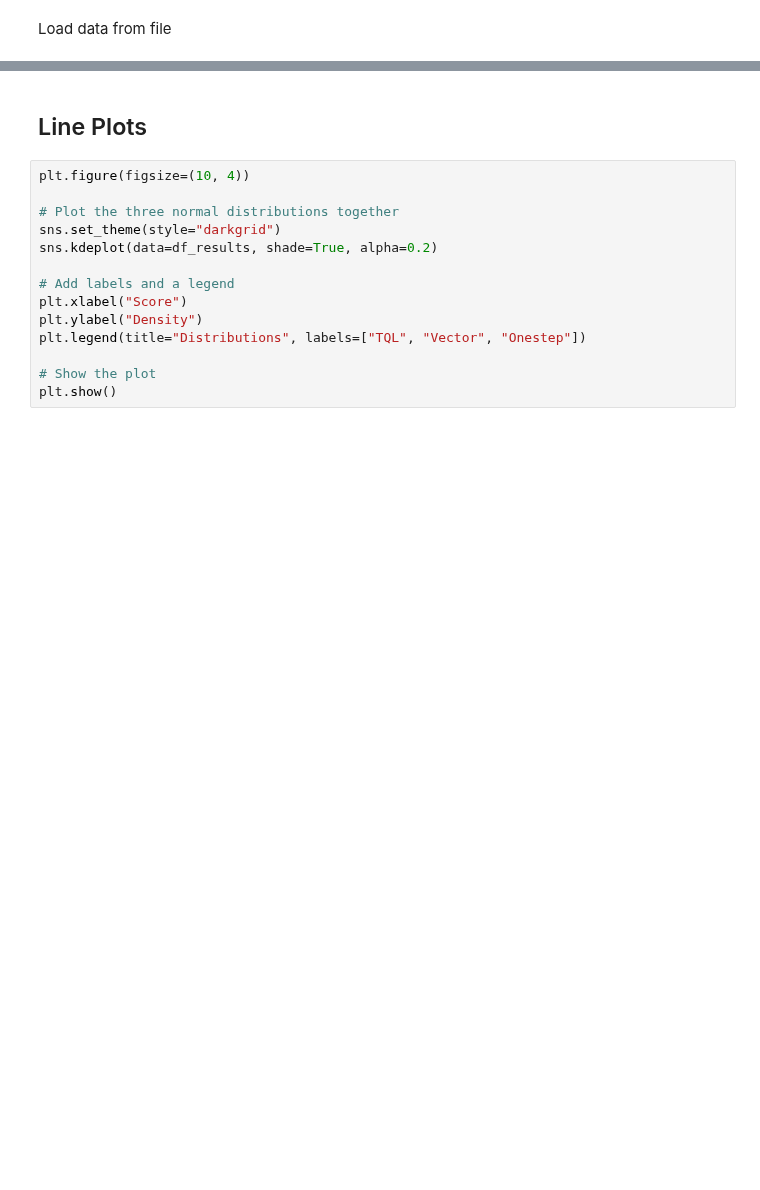
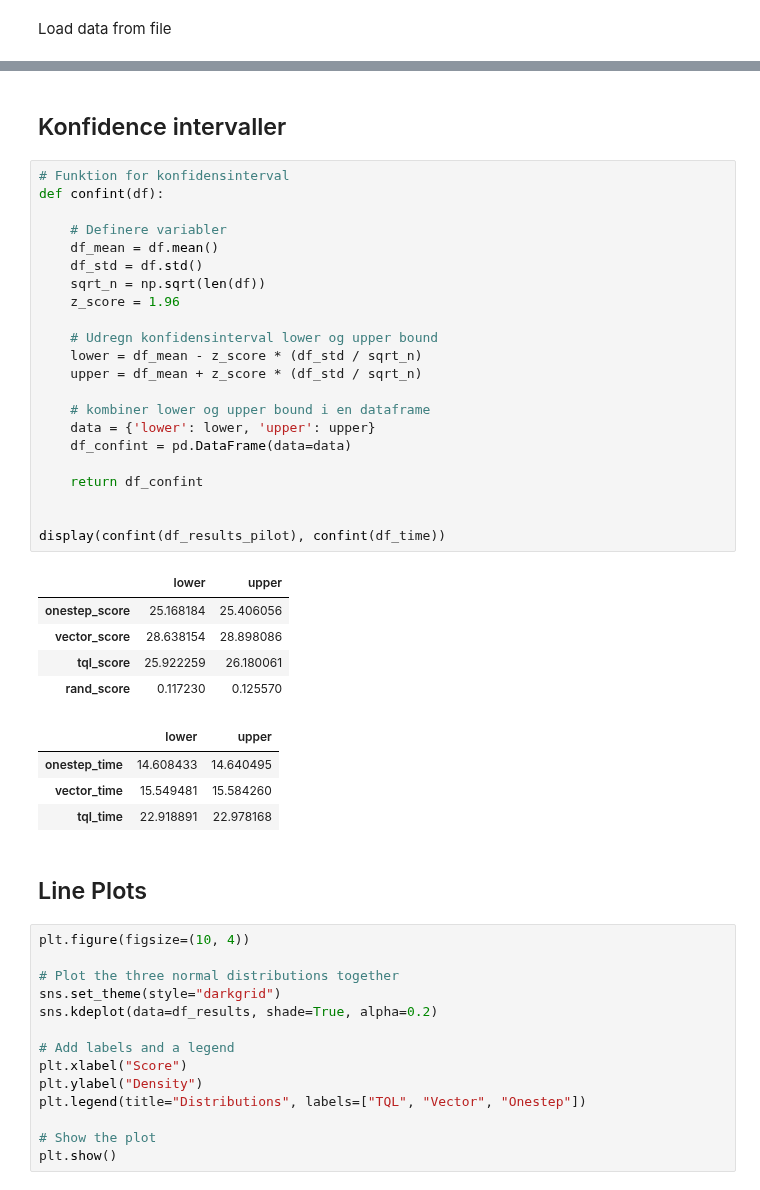
Before and after one commit to vietnhprivat/snake_ai, a Jupyter notebook: src/Classes/data_collection_test.ipynb, the cells around one changed output, grey strips where cells are left out. Cells and saved outputs as stored; diff of their text form; blank space fills up the shorter version.

Commit message:
Opdateret datacollection med nye, konfidence interval funktion og tilføjet concat af pilot forsøget og test forsøget MANGLER data fra vector og grid

```diff
--- a/src/Classes/data_collection_test.ipynb
+++ b/src/Classes/data_collection_test.ipynb
@@ -81,3 +82,37 @@ export_csv(dataframe, save_path)
+# %% [markdown]
+## Konfidence intervaller
+# %%
+# Funktion for konfidensinterval
+def confint(df):
+
+    # Definere variabler
+    df_mean = df.mean()
+    df_std = df.std()
+    sqrt_n = np.sqrt(len(df))
+    z_score = 1.96
+
+    # Udregn konfidensinterval lower og upper bound
+    lower = df_mean - z_score * (df_std / sqrt_n)
+    upper = df_mean + z_score * (df_std / sqrt_n)
+
+    # kombiner lower og upper bound i en dataframe
+    data = {'lower': lower, 'upper': upper}
+    df_confint = pd.DataFrame(data=data)
+
+    return df_confint
+
+
+display(confint(df_results_pilot), confint(df_time))
+# %% [output]
+|  | lower | upper |
+| onestep_score | 25.168184 | 25.406056 |
+| vector_score | 28.638154 | 28.898086 |
+| tql_score | 25.922259 | 26.180061 |
+| rand_score | 0.117230 | 0.125570 |
+|  | lower | upper |
+| onestep_time | 14.608433 | 14.640495 |
+| vector_time | 15.549481 | 15.584260 |
+| tql_time | 22.918891 | 22.978168 |
 # %% [markdown]
 ## Line Plots
 # %%
```
Also changed, not shown: parts of 13 cells of this notebook.
